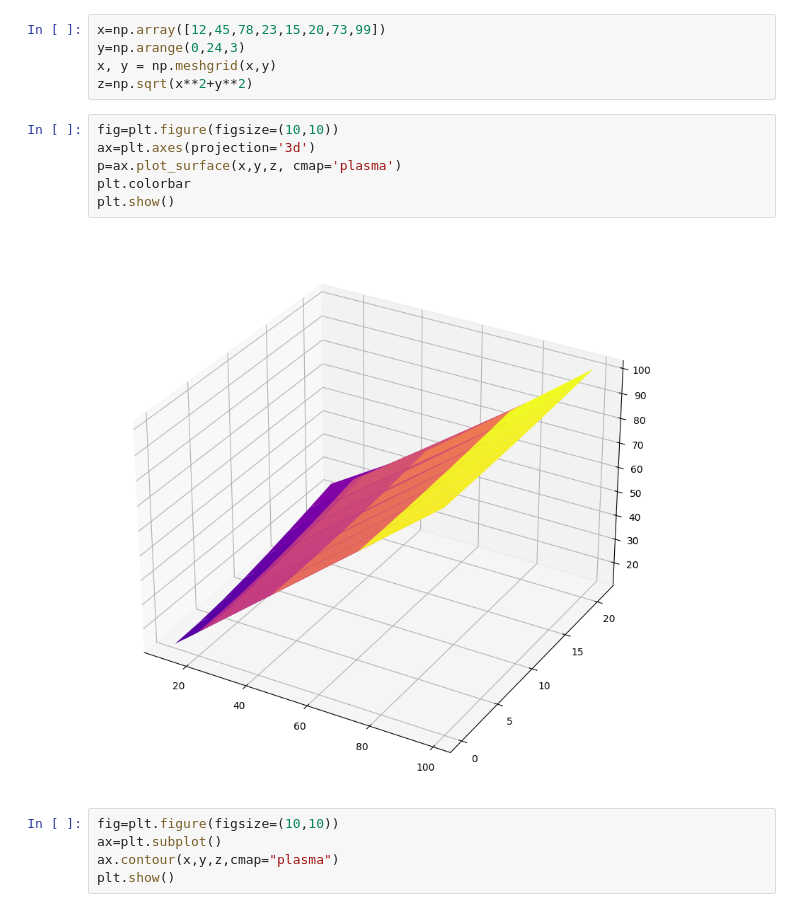
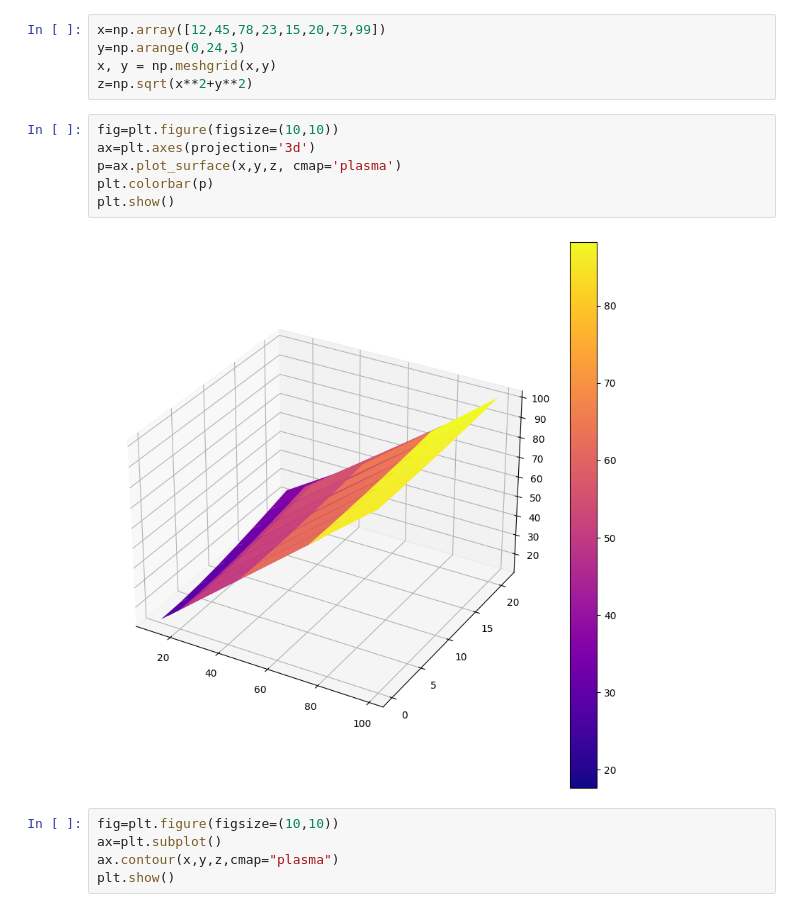
Before and after one commit to Rudra18GTHB/Codes, a Jupyter notebook: Visualization/Data Visualization/Exp11.ipynb, the cells around one changed output. Cells and saved outputs as stored; diff of their text form.

Commit message:
Added: Color Bar in Experiment 11

```diff
--- a/Visualization/Data Visualization/Exp11.ipynb
+++ b/Visualization/Data Visualization/Exp11.ipynb
@@ -10,11 +10,11 @@ z=np.sqrt(x**2+y**2)
 # %%
 fig=plt.figure(figsize=(10,10))
 ax=plt.axes(projection='3d')
 p=ax.plot_surface(x,y,z, cmap='plasma')
-plt.colorbar
+plt.colorbar(p)
 plt.show()
 # %% [output]
-[figure, old version]
+[figure, new version]
 # %%
 fig=plt.figure(figsize=(10,10))
 ax=plt.subplot()
```
Also changed, not shown: parts of 1 cell of this notebook.
